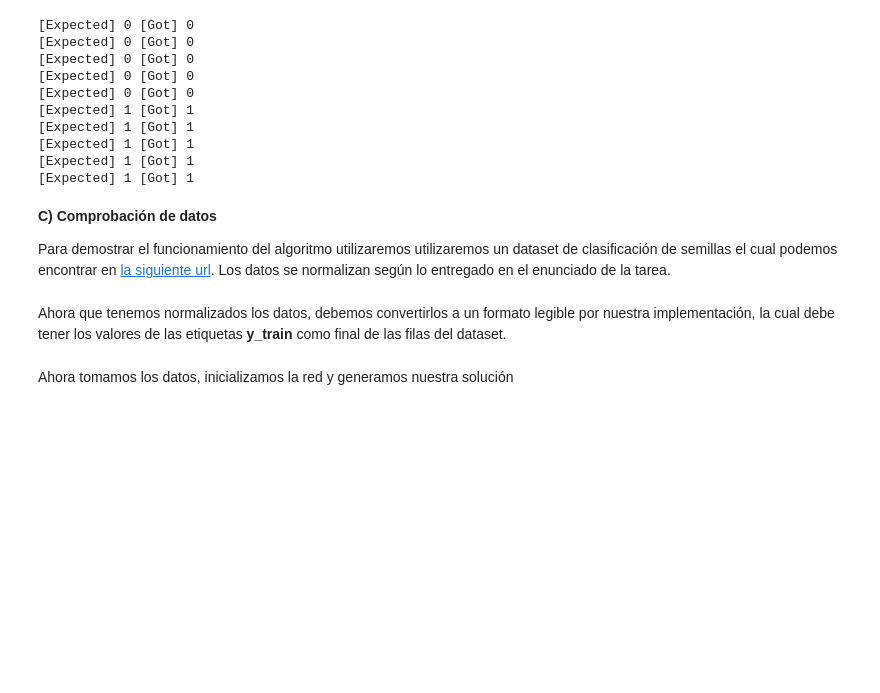
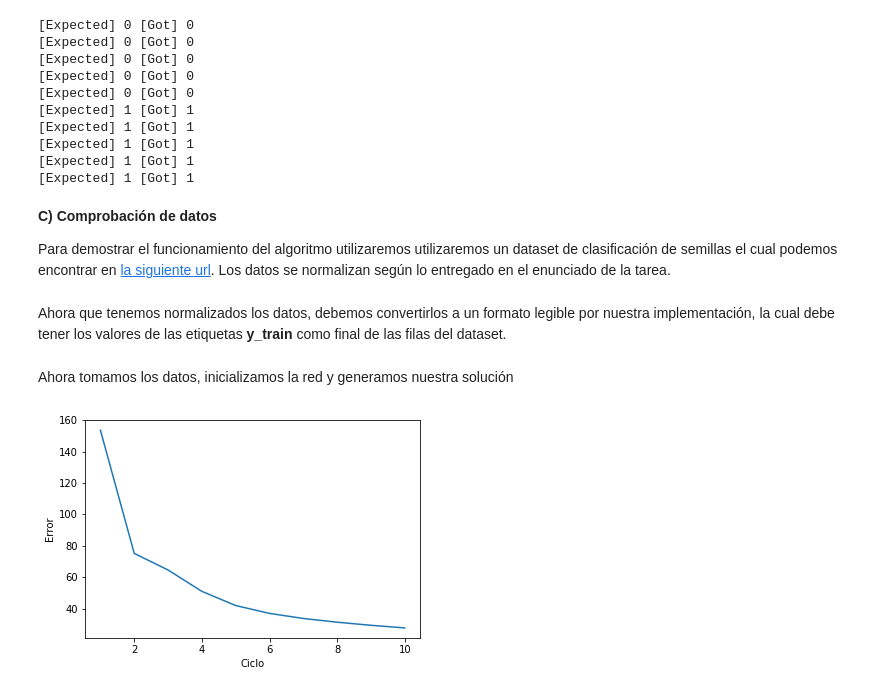
Before and after one commit to roloow/Introduction-to-Neural-Networks, a Jupyter notebook: Tarea 1/Parte 2.ipynb, the cells around one changed output. Cells and saved outputs as stored; diff of their text form; code cells hidden in the pictures; blank space fills up the shorter version.

```diff
--- a/Tarea 1/Parte 2.ipynb
+++ b/Tarea 1/Parte 2.ipynb
@@ -571,7 +572,16 @@ n_hidden = 5 # Alterable
 rd.seed(1)
 network = initialize_network(n_inputs, n_hidden, n_outputs)
 
-n_epochs = 400
-learning_rate = 0.5
+n_epochs = 10
+learning_rate = 0.2
 
 errors = train_network(network, DataSeeds, learning_rate, n_epochs, n_outputs)
+ciclos = [i for i in range(1,n_epochs+1)]
+# %%
+plt.plot(ciclos, errors)
+plt.xlabel('Ciclo')
+plt.ylabel('Error')
+
+plt.show()
+# %% [output]
+[figure, added]
```
Also changed, not shown: parts of 6 cells of this notebook.
